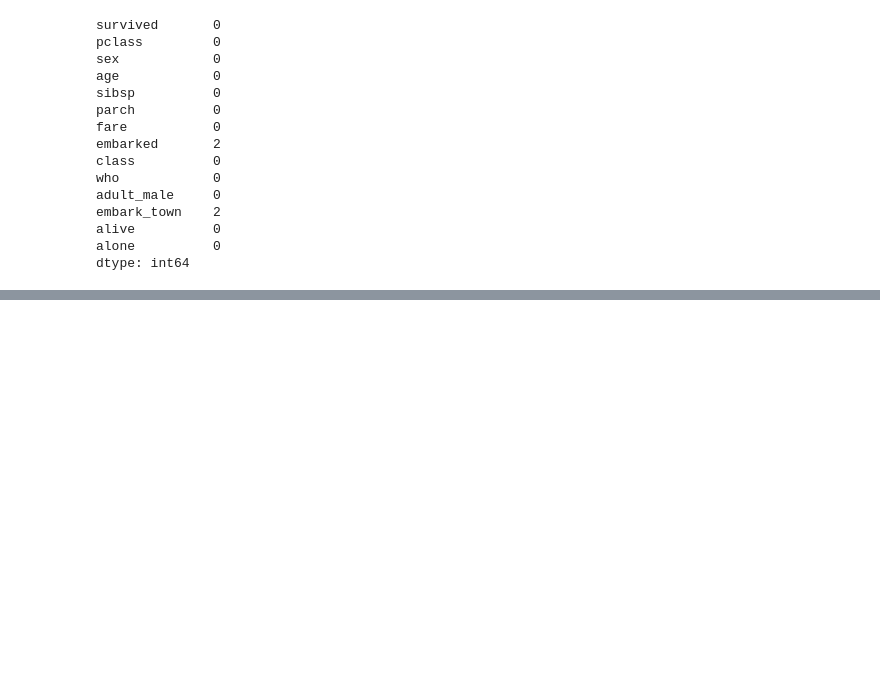
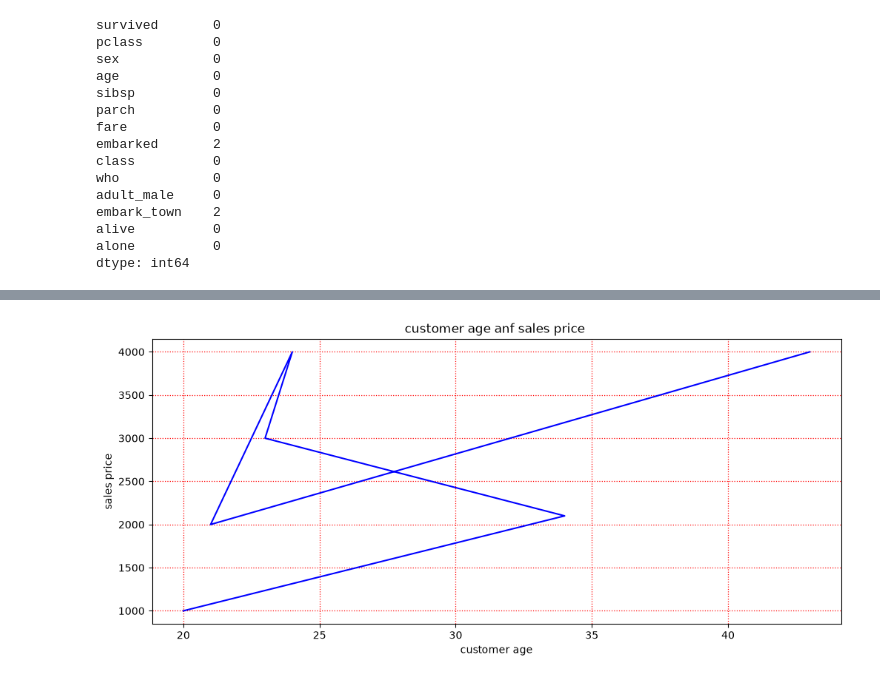
Before and after one commit to Rahuldhawan888/data_science.py, a Jupyter notebook: Day7(Pandas).ipynb, the cells around one changed output, grey strips where cells are left out. Drawn from its saved outputs; the diff is of its cells as text; code cells hidden in the pictures; blank space fills up the shorter version.

```diff
--- a/Day7(Pandas).ipynb
+++ b/Day7(Pandas).ipynb
@@ -1093,0 +1102,10 @@ dtype: int64
+# %%
+plt.figure(figsize=(12,5)) # LENGHT , HEIGHT
+plt.plot([20,34,23,24,21,43],[1000,2100,3000,4000,2000,4000],color='blue')
+plt.grid(color='r',linestyle=':',linewidth=0.9)
+plt.xlabel('customer age')
+plt.ylabel('sales price')
+plt.title("customer age anf sales price ")
+plt.show()
+# %% [output]
+[figure, added]
```
Also changed, not shown: parts of 21 cells of this notebook.
